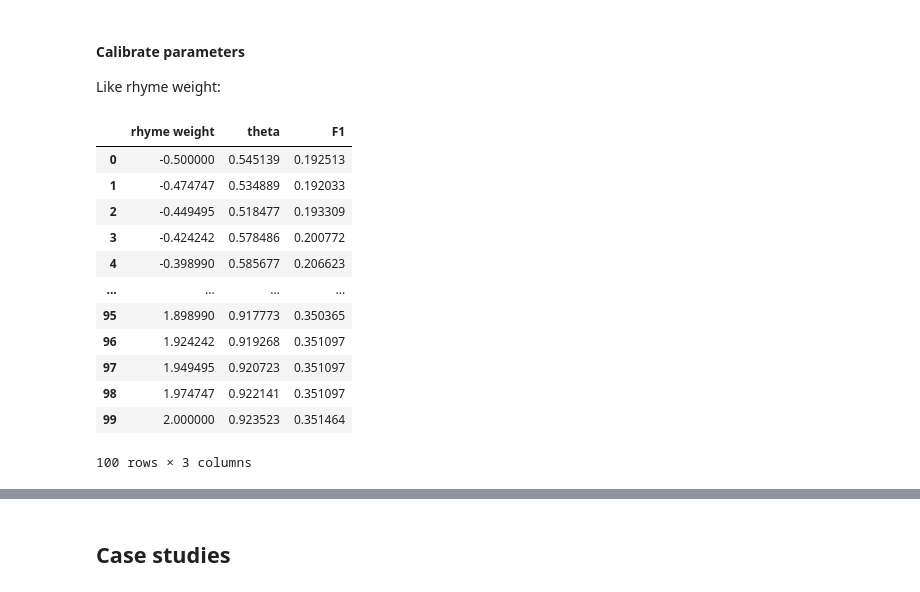
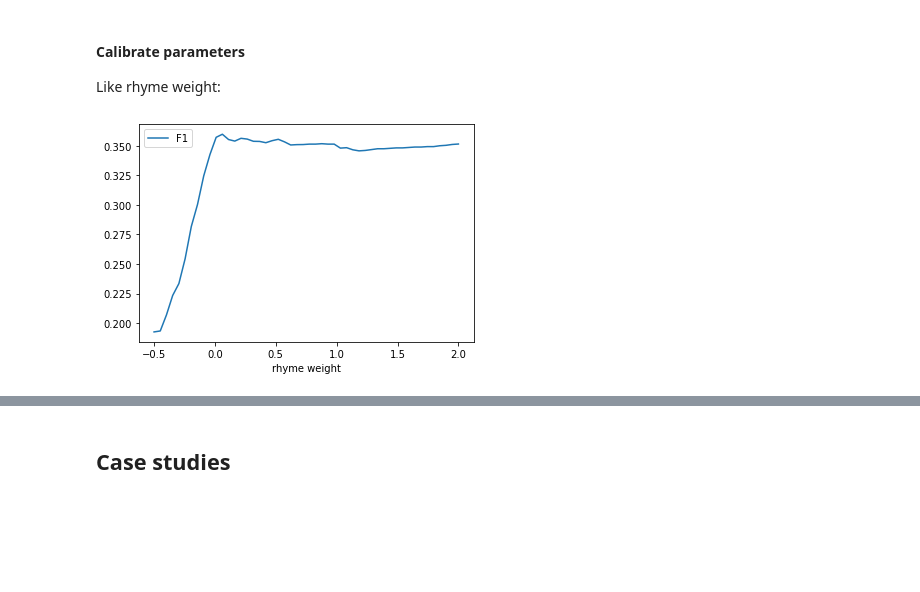
Before and after one commit to mikekestemont/zwerfverzen, a Jupyter notebook: notebooks/intertext.ipynb, the cells around one changed output, grey strips where cells are left out. Drawn from its saved outputs; the diff is of its cells as text; code cells hidden in the pictures; blank space fills up the shorter version.

```diff
--- a/notebooks/intertext.ipynb
+++ b/notebooks/intertext.ipynb
@@ -234,5 +233,5 @@ from sklearn.metrics import f1_score, precision_score, recall_score, fbeta_score
 # %%
-def precision_recall(df, meta, rhyme_weight=.25):
+def precision_recall(df, meta, vec, rhyme_weight=.25):
     titles = set(list(meta['source']) + list(meta['target']))
     relevances, distances = [], []
 
@@ -261,7 +260,7 @@ def precision_recall(df, meta, rhyme_weight=.25):
 
     return relevances, distances
 # %%
-relevances, distances = precision_recall(df, meta, rhyme_weight=0)
+relevances, distances = precision_recall(df, meta, vec, rhyme_weight=0)
 # %% [markdown]
 Use complement of the cosine distance as a pseudo-probability:
 # %%
@@ -297,34 +296,20 @@ plt.tight_layout();
 
 Like rhyme weight:
 # %%
-from sklearn.metrics import precision_recall_curve
-
 scores = []
 
 # also negative weight for demonstration purposes:
-rhyme_weights = tuple(np.linspace(-.5, 2, 100))
+rhyme_weights = tuple(np.linspace(-.5, 2, 50))
 
 for rhyme_weight in tqdm(rhyme_weights):
-    relevances, distances = precision_recall(df, meta, rhyme_weight=rhyme_weight)
+    relevances, distances = precision_recall(df, meta, vec, rhyme_weight=rhyme_weight)
     distances = 1 - np.array(distances)
     precision, recall, thresholds = precision_recall_curve(relevances, distances)
     fscores = (2 * precision * recall) / (precision + recall)
     ix = fscores.argmax()
     scores.append((rhyme_weight, thresholds[ix], fscores[ix]))
 
 scores = pd.DataFrame(scores, columns=('rhyme weight', 'theta', 'F1'))
-scores
+scores.plot('rhyme weight', 'F1');
 # %% [output]
-|  | rhyme weight | theta | F1 |
-| 0 | -0.500000 | 0.545139 | 0.192513 |
-| 1 | -0.474747 | 0.534889 | 0.192033 |
-| 2 | -0.449495 | 0.518477 | 0.193309 |
-| 3 | -0.424242 | 0.578486 | 0.200772 |
-| 4 | -0.398990 | 0.585677 | 0.206623 |
-| ... | ... | ... | ... |
-| 95 | 1.898990 | 0.917773 | 0.350365 |
-| 96 | 1.924242 | 0.919268 | 0.351097 |
-| 97 | 1.949495 | 0.920723 | 0.351097 |
-| 98 | 1.974747 | 0.922141 | 0.351097 |
-| 99 | 2.000000 | 0.923523 | 0.351464 |
-100 rows × 3 columns
+[figure, added]
```
Also changed, not shown: parts of 9 cells of this notebook.
